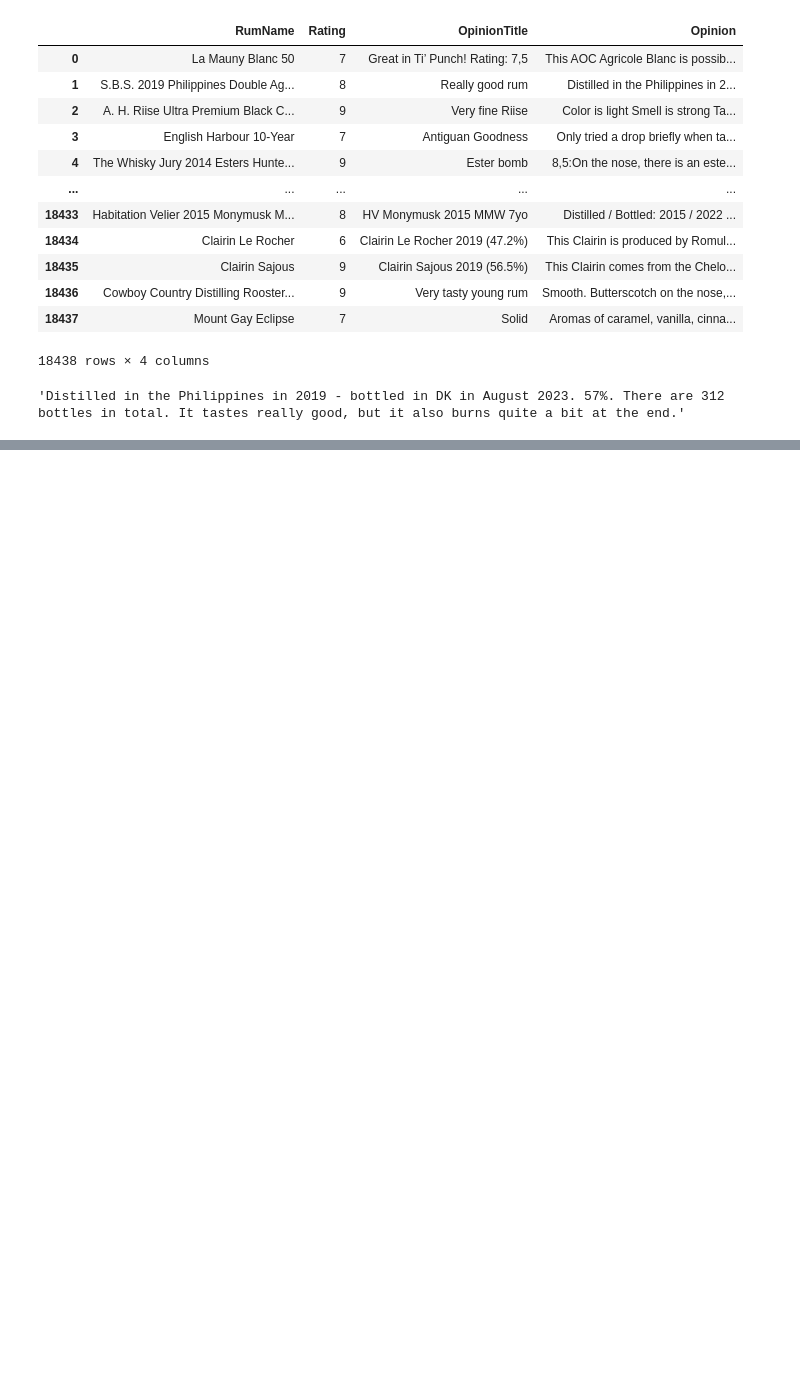
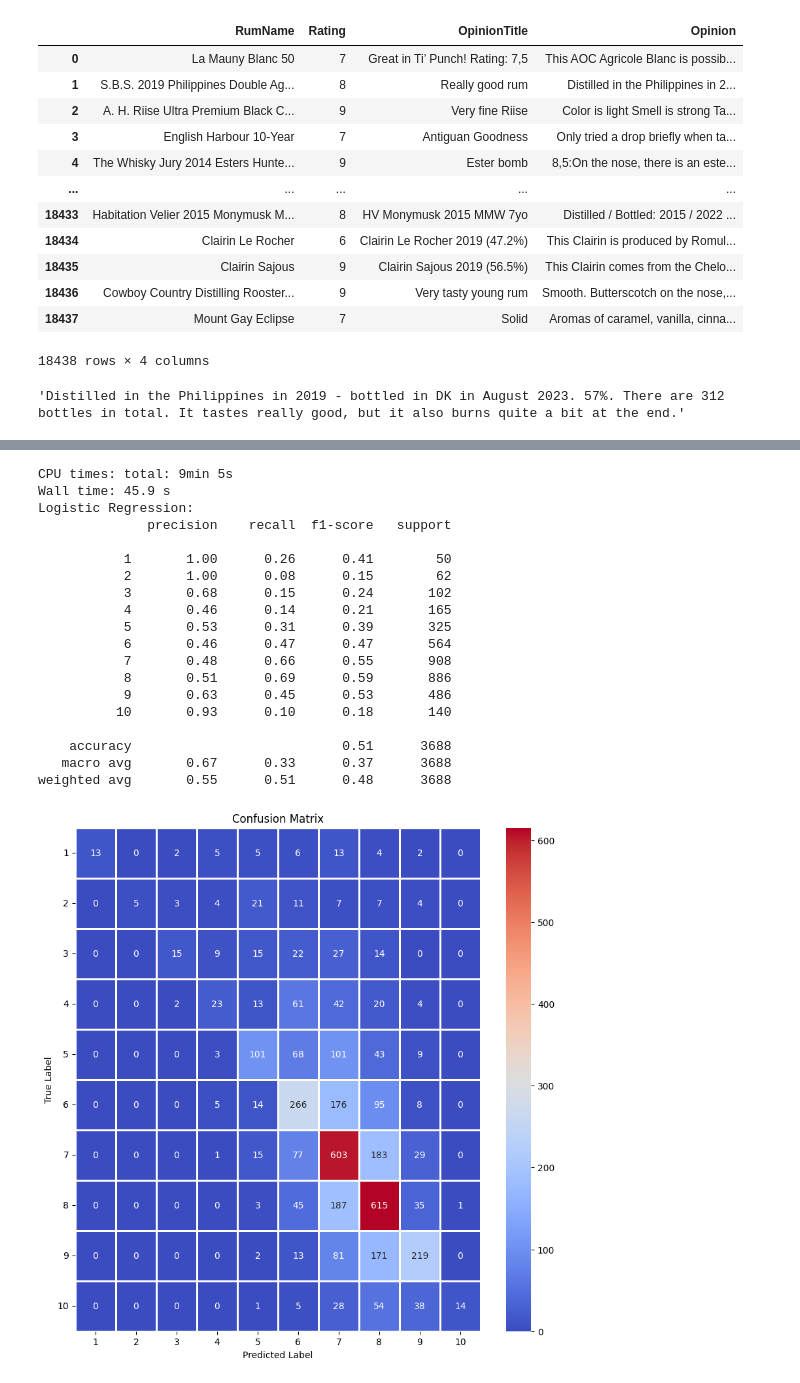
Before and after one commit to TristanMN/Predicting-rum-reviews, a Jupyter notebook: model.ipynb, the cells around one changed output, grey strips where cells are left out. Saved outputs shown, nothing was run; the diff lists cells and outputs as text; code cells hidden in the pictures; blank space fills up the shorter version.

Commit message:
Added some classification methods

```diff
--- a/model.ipynb
+++ b/model.ipynb
@@ -128,0 +132,33 @@ weighted avg       0.64      0.56      0.57      3688
+# %%
+from sklearn.linear_model import LogisticRegression
+
+lr = LogisticRegression(max_iter=1000)
+%time lr.fit(X_train, y_train)
+
+y_pred_train = lr.predict(X_train)
+y_pred_test = lr.predict(X_test)
+
+print("Logistic Regression:")
+print(classification_report(y_test, y_pred_test))
+show_confusion_matrix(y_test, y_pred_test, 10)
+# %% [output]
+CPU times: total: 9min 5s
+Wall time: 45.9 s
+Logistic Regression:
+              precision    recall  f1-score   support
+
+           1       1.00      0.26      0.41        50
+           2       1.00      0.08      0.15        62
+           3       0.68      0.15      0.24       102
+           4       0.46      0.14      0.21       165
+           5       0.53      0.31      0.39       325
+           6       0.46      0.47      0.47       564
+           7       0.48      0.66      0.55       908
+           8       0.51      0.69      0.59       886
+           9       0.63      0.45      0.53       486
+          10       0.93      0.10      0.18       140
+
+    accuracy                           0.51      3688
+   macro avg       0.67      0.33      0.37      3688
+weighted avg       0.55      0.51      0.48      3688
+[figure, added]
```
Also changed, not shown: parts of 9 cells of this notebook.
